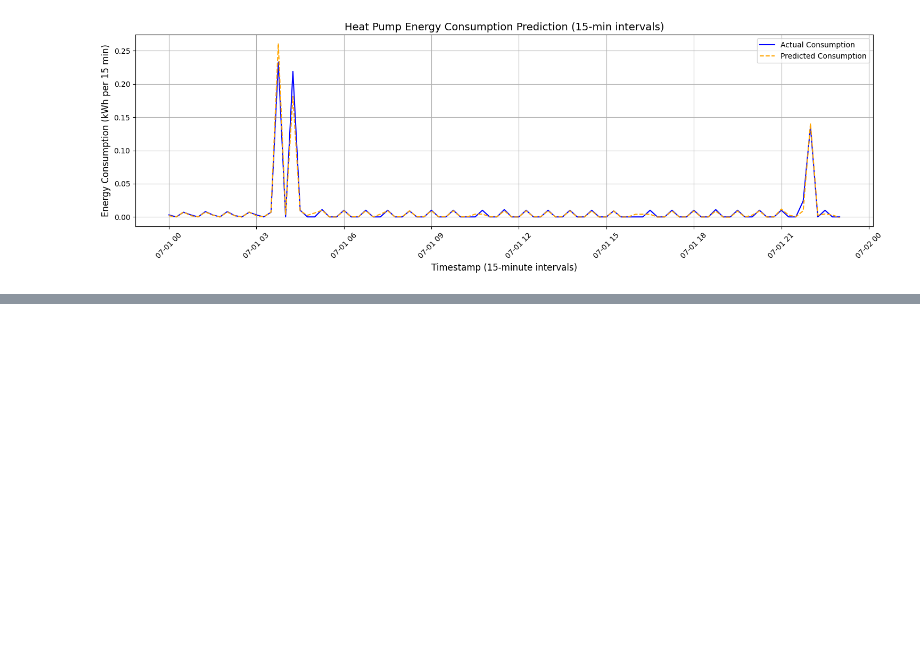
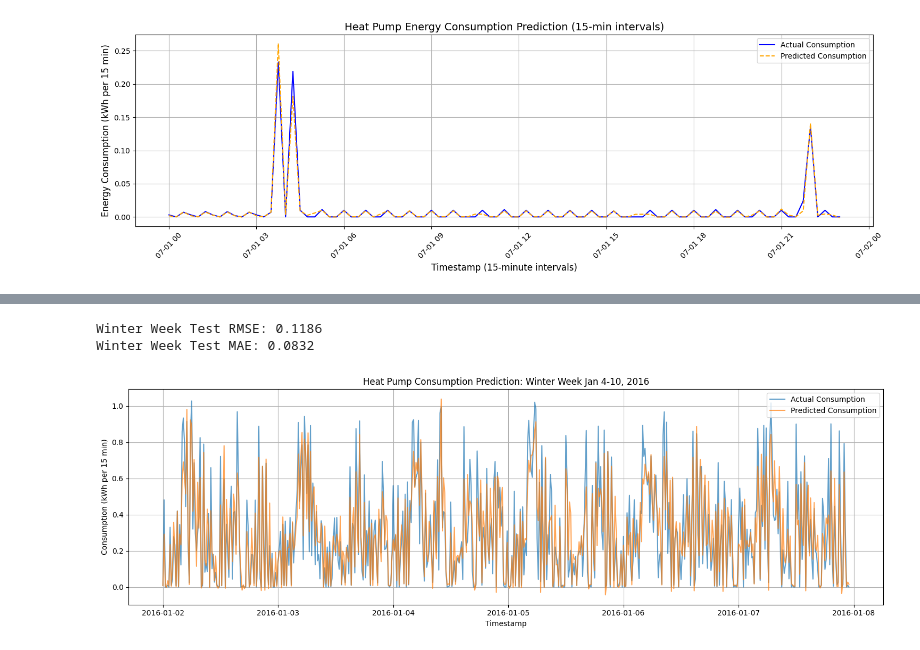
Before and after one commit to roushansr/Energy_Management, a Jupyter notebook: Code_Medium.ipynb, the cells around one changed output, grey strips where cells are left out. Saved outputs shown, nothing was run; the diff lists cells and outputs as text; code cells hidden in the pictures; blank space fills up the shorter version.

Commit message:
Updated Code with weather Data extracted

```diff
--- a/Code_Medium.ipynb
+++ b/Code_Medium.ipynb
@@ -1236,0 +1317,21 @@ plt.show()
+# %%
+# Lag features
+df_feat_2016['r1_hp_lag1'] = df_feat_2016['r1_hp'].shift(1)
+df_feat_2016['r1_hp_lag2'] = df_feat_2016['r1_hp'].shift(2)
+df_feat_2016['r1_hp_lag4'] = df_feat_2016['r1_hp'].shift(4)
+df_feat_2016['r1_hp_lag96'] = df_feat_2016['r1_hp'].shift(96)
+
+# Weather lag features
+df_feat_2016['temp_lag1'] = df_feat_2016['temperature_2m'].shift(1)
+df_feat_2016['temp_lag4'] = df_feat_2016['temperature_2m'].shift(4)
+df_feat_2016['temp_lag96'] = df_feat_2016['temperature_2m'].shift(96)
+
+# Rolling mean features
+df_feat_2016['r1_hp_roll_1h'] = df_feat_2016['r1_hp'].rolling(window=4).mean()
+df_feat_2016['r1_hp_roll_1d'] = df_feat_2016['r1_hp'].rolling(window=96).mean()
+
+print("Before dropna:", df_feat_2016.shape)
+print("NaN count per column:\n", df_feat_2016.isna().sum())
+
+# Drop NaNs
+df_feat_2016.dropna(inplace=True)
@@ -1236,0 +1357,40 @@ plt.show()
+# %%
+# Prepare features and target for model prediction
+feature_cols = [col for col in df_feat_2016.columns if col != 'r1_hp']
+
+X_test = df_feat_2016[feature_cols]
+y_test = df_feat_2016['r1_hp']
+# %%
+# Use previously trained model to predict on this winter week data
+
+y_pred = model.predict(X_test)
+# %%
+# evaluate prediction errors
+
+from sklearn.metrics import mean_squared_error, mean_absolute_error
+import numpy as np
+
+mse = mean_squared_error(y_test, y_pred)
+rmse = np.sqrt(mse)
+mae = mean_absolute_error(y_test, y_pred)
+
+print(f"Winter Week Test RMSE: {rmse:.4f}")
+print(f"Winter Week Test MAE: {mae:.4f}")
+# %% [output]
+Winter Week Test RMSE: 0.1186
+Winter Week Test MAE: 0.0832
+# %%
+import matplotlib.pyplot as plt
+
+plt.figure(figsize=(15,5))
+plt.plot(y_test.index, y_test.values, label='Actual Consumption', alpha=0.7)
+plt.plot(y_test.index, y_pred, label='Predicted Consumption', alpha=0.7)
+plt.title("Heat Pump Consumption Prediction: Winter Week Jan 4-10, 2016")
+plt.xlabel("Timestamp")
+plt.ylabel("Consumption (kWh per 15 min)")
+plt.legend()
+plt.grid(True)
+plt.tight_layout()
+plt.show()
+# %% [output]
+[figure, added]
```
Also changed, not shown: parts of 8 cells of this notebook.
